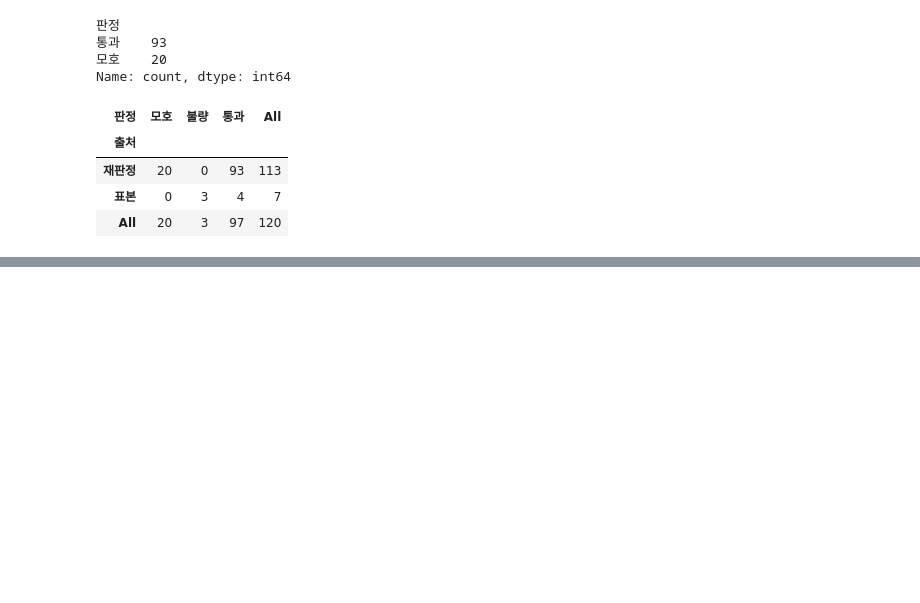
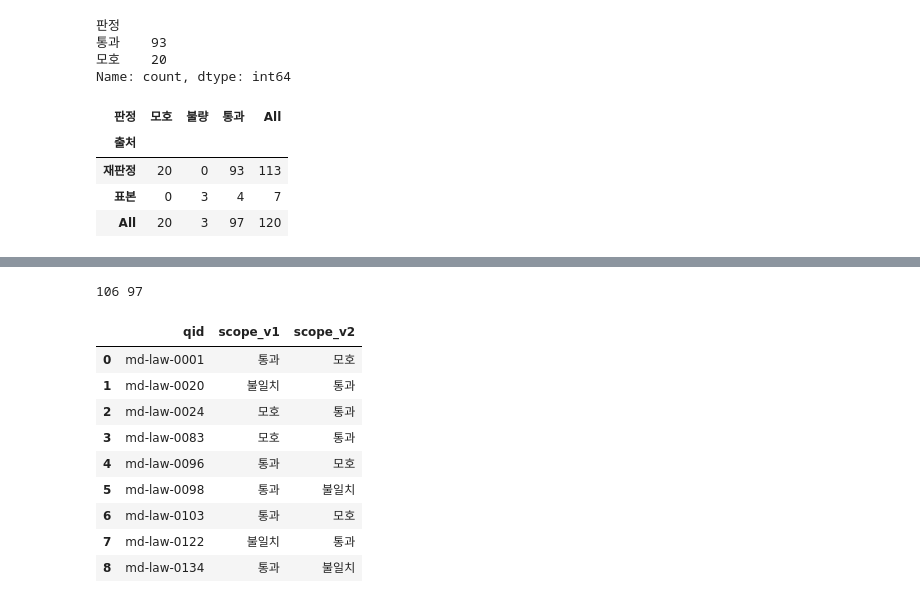
Before and after one commit to buzziru/meet-rag, a Jupyter notebook: notebooks/08_04_G3검수.ipynb, the cells around one changed output, grey strips where cells are left out. Saved outputs shown, nothing was run; the diff lists cells and outputs as text; code cells hidden in the pictures; blank space fills up the shorter version.

```diff
--- a/notebooks/08_04_G3검수.ipynb
+++ b/notebooks/08_04_G3검수.ipynb
@@ -292,0 +303,21 @@ pd.DataFrame({
+# %%
+both = sorted(set(v1) & set(v2))
+flip = [
+    (k, v1[k]["verdict"], v2[k]["verdict"])
+    for k in both
+    if v1[k]["verdict"] != v2[k]["verdict"]
+]
+print(len(both), len(both) - len(flip))
+pd.DataFrame(flip, columns=["qid", "scope_v1", "scope_v2"])
+# %% [output]
+106 97
+|  | qid | scope_v1 | scope_v2 |
+| 0 | md-law-0001 | 통과 | 모호 |
+| 1 | md-law-0020 | 불일치 | 통과 |
+| 2 | md-law-0024 | 모호 | 통과 |
+| 3 | md-law-0083 | 모호 | 통과 |
+| 4 | md-law-0096 | 통과 | 모호 |
+| 5 | md-law-0098 | 통과 | 불일치 |
+| 6 | md-law-0103 | 통과 | 모호 |
+| 7 | md-law-0122 | 불일치 | 통과 |
+| 8 | md-law-0134 | 통과 | 불일치 |
```
Also changed, not shown: parts of 10 cells of this notebook, 1 other file.
